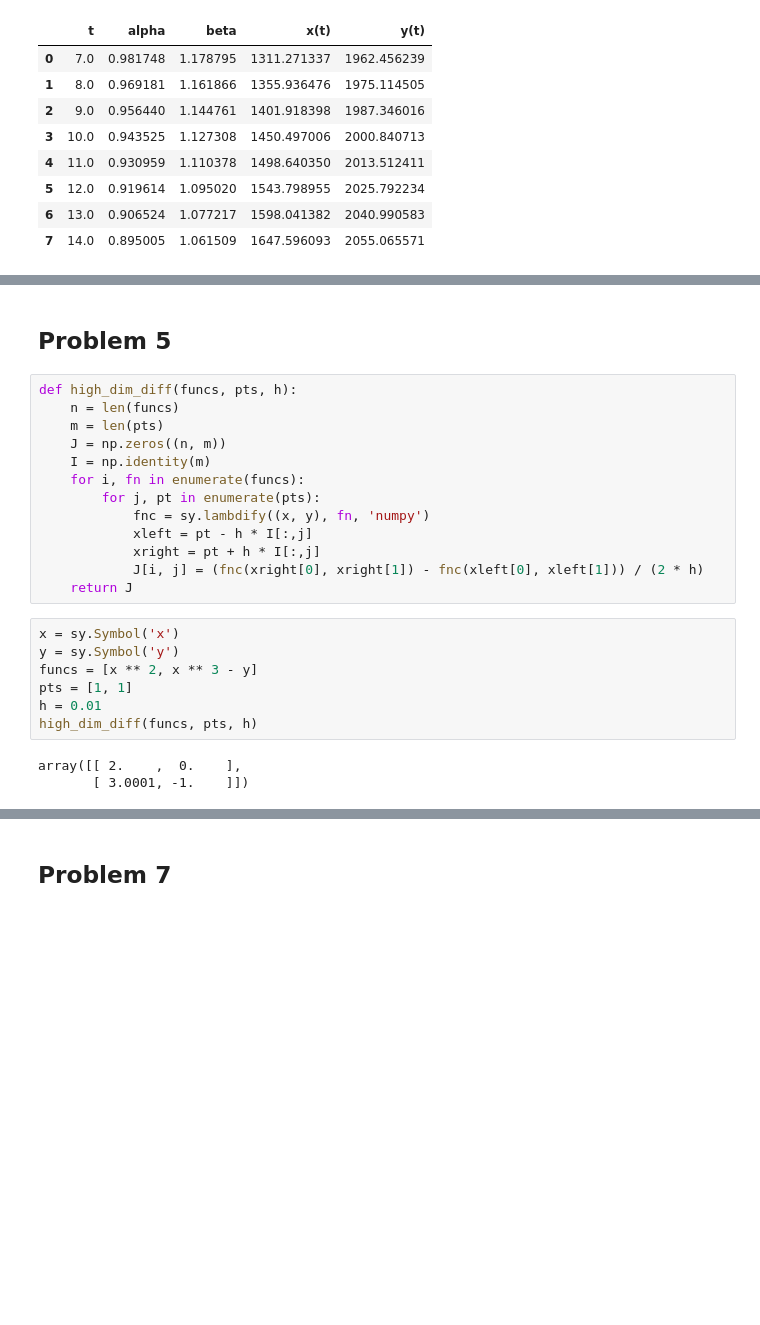
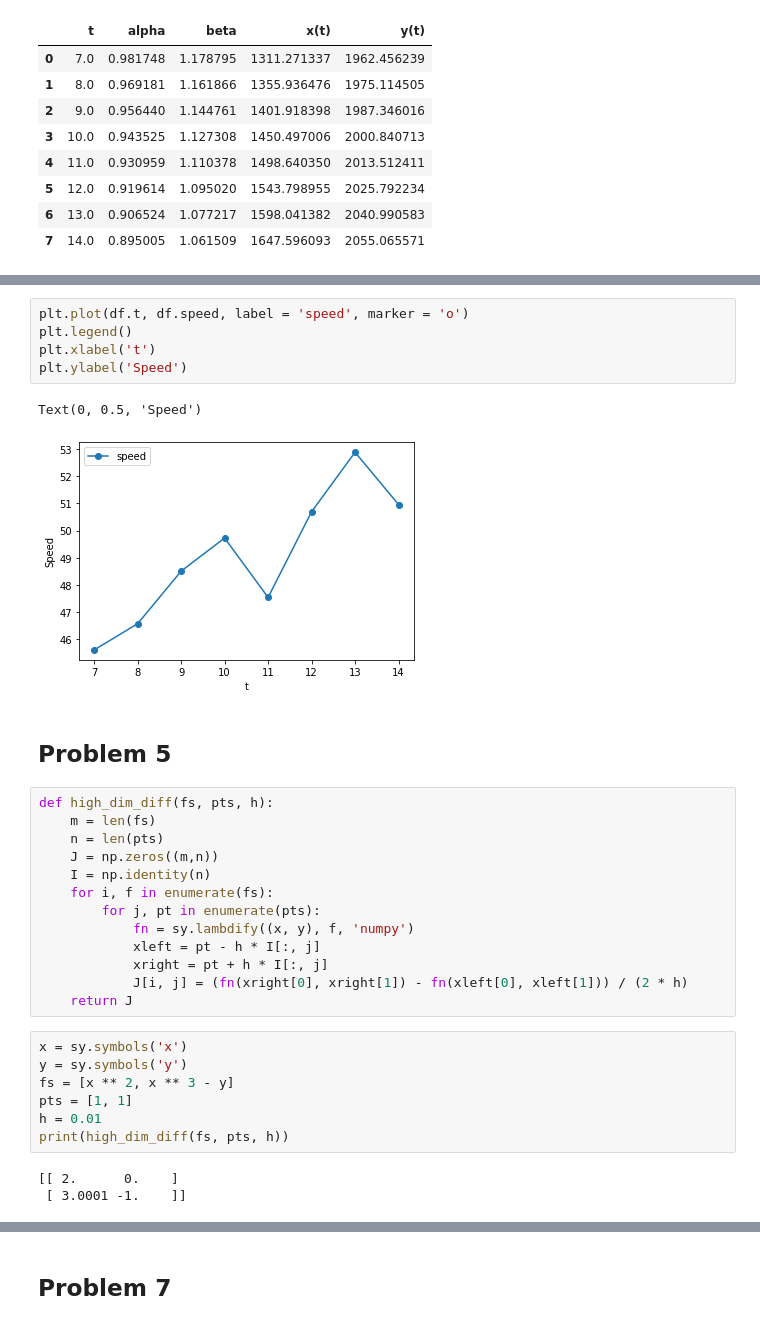
Before and after one commit to yongfeilu/persp-model-econ_w20, a Jupyter notebook: ProblemSets/PS2/PS2_(1)_Yongfei Lu.ipynb, the cells around one changed output, grey strips where cells are left out. Drawn from its saved outputs; the diff is of its cells as text; blank space fills up the shorter version.

```diff
--- a/ProblemSets/PS2/PS2_(1)_Yongfei Lu.ipynb
+++ b/ProblemSets/PS2/PS2_(1)_Yongfei Lu.ipynb
@@ -200,25 +203,33 @@ df
+# %%
+plt.plot(df.t, df.speed, label = 'speed', marker = 'o')
+plt.legend()
+plt.xlabel('t')
+plt.ylabel('Speed')
+# %% [output]
+Text(0, 0.5, 'Speed')
+[figure, added]
 # %% [markdown]
 ## Problem 5
 # %%
-def high_dim_diff(funcs, pts, h):
-    n = len(funcs)
-    m = len(pts)
-    J = np.zeros((n, m))
-    I = np.identity(m)
-    for i, fn in enumerate(funcs):
+def high_dim_diff(fs, pts, h):
+    m = len(fs)
+    n = len(pts)
+    J = np.zeros((m,n))
+    I = np.identity(n)
+    for i, f in enumerate(fs):
         for j, pt in enumerate(pts):
-            fnc = sy.lambdify((x, y), fn, 'numpy')
-            xleft = pt - h * I[:,j]
-            xright = pt + h * I[:,j]
-            J[i, j] = (fnc(xright[0], xright[1]) - fnc(xleft[0], xleft[1])) / (2 * h)
+            fn = sy.lambdify((x, y), f, 'numpy')
+            xleft = pt - h * I[:, j]
+            xright = pt + h * I[:, j]
+            J[i, j] = (fn(xright[0], xright[1]) - fn(xleft[0], xleft[1])) / (2 * h)
     return J
 # %%
-x = sy.Symbol('x')
-y = sy.Symbol('y')
-funcs = [x ** 2, x ** 3 - y]
+x = sy.symbols('x')
+y = sy.symbols('y')
+fs = [x ** 2, x ** 3 - y]
 pts = [1, 1]
 h = 0.01
-high_dim_diff(funcs, pts, h)
+print(high_dim_diff(fs, pts, h))
 # %% [output]
-array([[ 2.    ,  0.    ],
-       [ 3.0001, -1.    ]])
+[[ 2.      0.    ]
+ [ 3.0001 -1.    ]]
```
Also changed, not shown: parts of 14 cells of this notebook, 4 other files.
